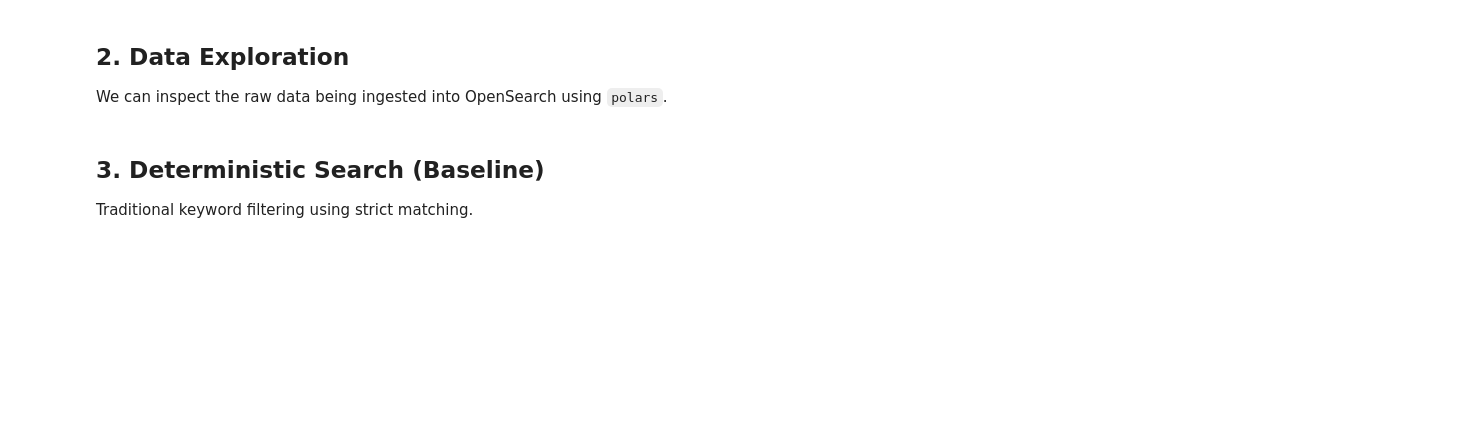
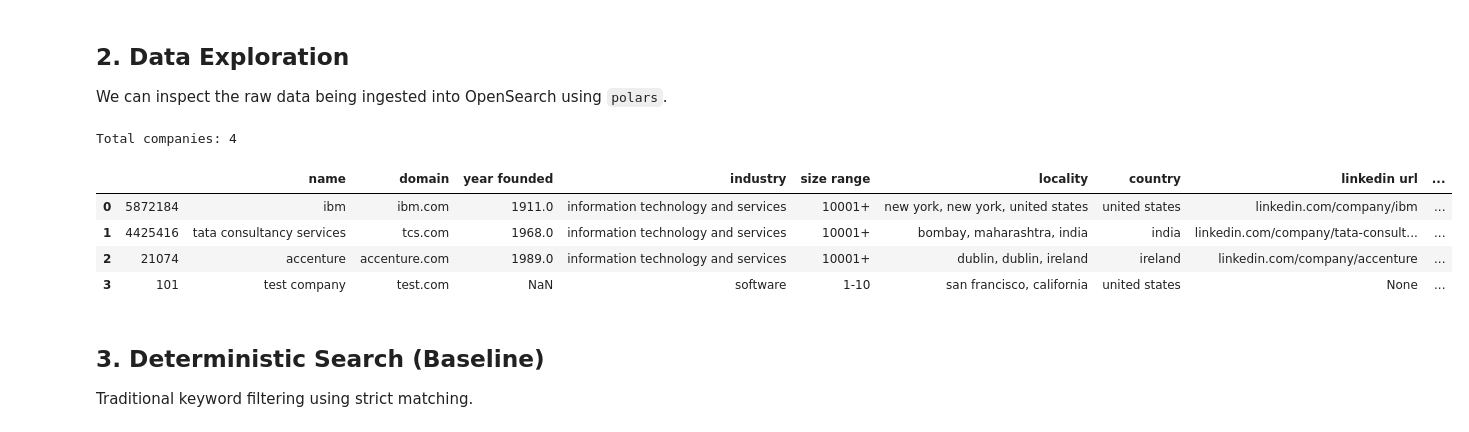
Before and after one commit to suryaavala/scaling-succotash, a Jupyter notebook: notebooks/demo.ipynb, the cells around one changed output. Saved outputs shown, nothing was run; the diff lists cells and outputs as text; code cells hidden in the pictures; blank space fills up the shorter version.

```diff
--- a/notebooks/demo.ipynb
+++ b/notebooks/demo.ipynb
@@ -16,9 +16,16 @@ client = httpx.AsyncClient(timeout=30.0)
 ## 2. Data Exploration
 We can inspect the raw data being ingested into OpenSearch using `polars`.
 # %%
-df = pl.read_csv("data/companies.csv")
+df = pl.read_csv("../data/companies.csv")
 print(f"Total companies: {len(df)}")
 df.head(5).to_pandas()
+# %% [output]
+Total companies: 4
+|  |  | name | domain | year founded | industry | size range | locality | country | linkedin url | ... |
+| 0 | 5872184 | ibm | ibm.com | 1911.0 | information technology and services | 10001+ | new york, new york, united states | united states | linkedin.com/company/ibm | ... |
+| 1 | 4425416 | tata consultancy services | tcs.com | 1968.0 | information technology and services | 10001+ | bombay, maharashtra, india | india | linkedin.com/company/tata-consult... | ... |
+| 2 | 21074 | accenture | accenture.com | 1989.0 | information technology and services | 10001+ | dublin, dublin, ireland | ireland | linkedin.com/company/accenture | ... |
+| 3 | 101 | test company | test.com | NaN | software | 1-10 | san francisco, california | united states | None | ... |
 # %% [markdown]
 ## 3. Deterministic Search (Baseline)
 Traditional keyword filtering using strict matching.
```
Also changed, not shown: parts of 9 cells of this notebook.
